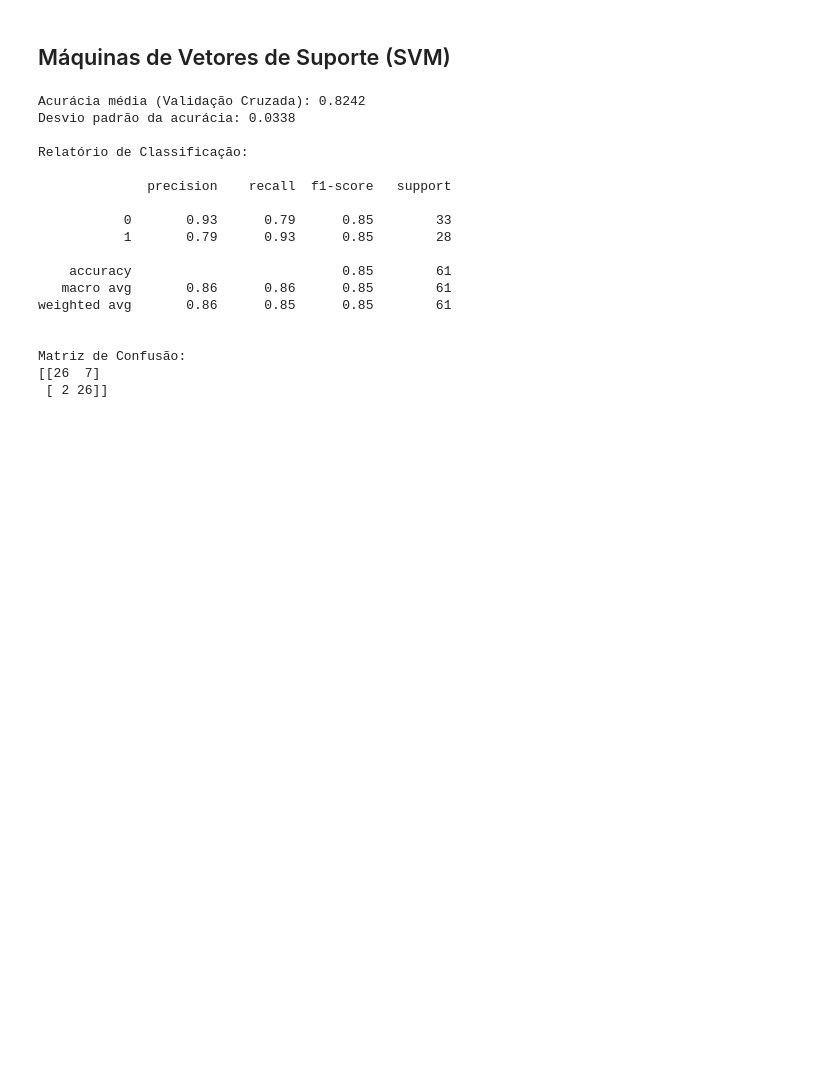
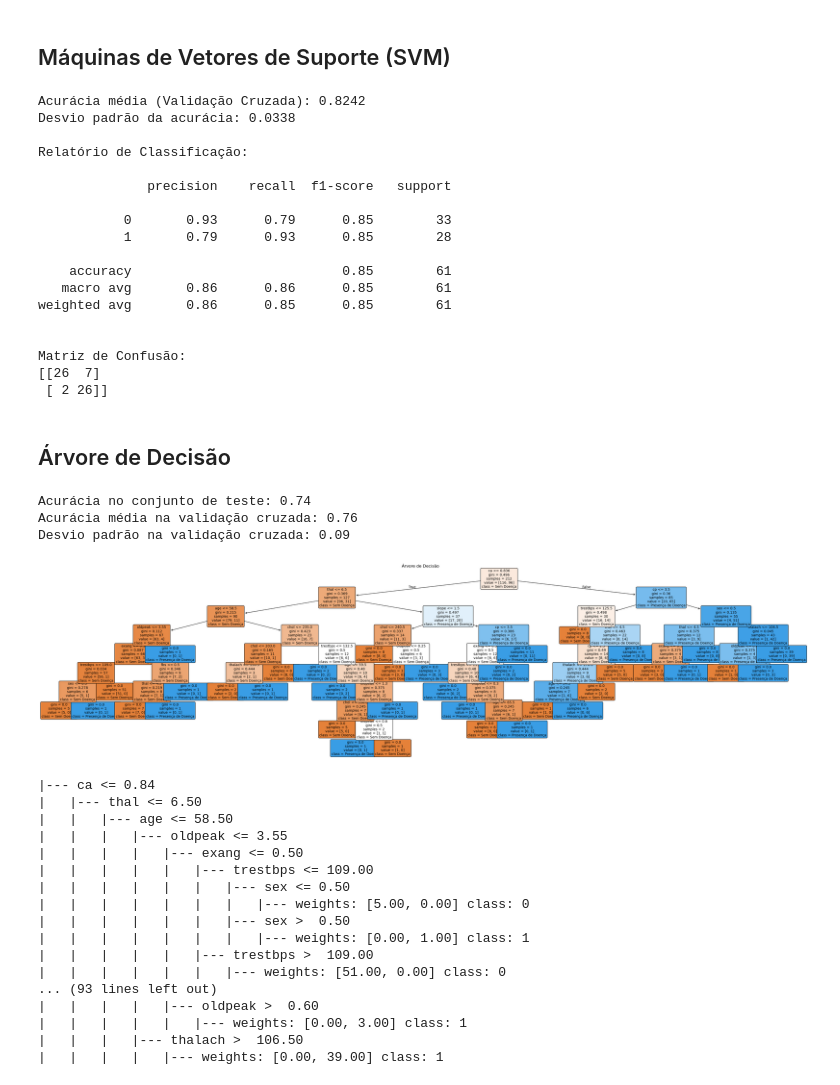
Before and after one commit to neocrz/heart_disease, a Jupyter notebook: note.ipynb, the cells around one changed output. Drawn from its saved outputs; the diff is of its cells as text; code cells hidden in the pictures; blank space fills up the shorter version.

```diff
--- a/note.ipynb
+++ b/note.ipynb
@@ -38,8 +38,8 @@ import seaborn as sns
 Xcat_info = [
     # (coluna, desc1, desc2, valores)
     ("sex", "Sexo dos indivíduos", "Sexo", {0: "Feminino", 1: "Masculino"}),
-    ("thal", "Distribuição do Tipo de Defeito Cardíaco", "Tipo", {3: "normal", 6: "defeito fixo", 7: "defeito reversível"}),
-    ("cp", "Distribuição do Tipo de Dor no Peito", "Tipo", {1: "angina típica", 2: "angina atípica", 3: "dor não anginosa", 4: "assintomático"}),
+    ("thal", " Tipo de Defeito Cardíaco", "Tipo", {3: "normal", 6: "defeito fixo", 7: "defeito reversível"}),
+    ("cp", " Tipo de Dor no Peito", "Tipo", {1: "angina típica", 2: "angina atípica", 3: "dor não anginosa", 4: "assintomático"}),
     ("fbs", "Açúcar no Sangue em Jejum > 120 mg/dl", "Status do Açúcar no Sangue", {0: "falso", 1: "verdadeiro"}),
     ("restecg", "Resultado Eletrocardio. em Repouso", "Resultado Eletrocardiográfico", {0: "Normal", 1: "Anomalia ST-T", 2: "Hipertrofia Ventricular Esquerda"}),
     ("exang", "Angina Induzida por Exercício", "Angina por Exercício", {0: "Não", 1: "Sim"}),
@@ -48,7 +48,7 @@ Xcat_info = [
 ]
 Xnum_info = [
     # (coluna, desc1, desc2)
-    ("age", "Distribuição de Idade dos indivíduos", "Idade"),
+    ("age", "Idade dos indivíduos", "Idade"),
     ("trestbps", "pressão sanguínea de repouso", "mm Hg"),
     ("chol", "serum cholestoral", "mg/dl"),
     ("thalach", "batida cardiaca máxima", "bpm"),
@@ -518,3 +508,77 @@ weighted avg       0.86      0.85      0.85        61
 Matriz de Confusão:
 [[26  7]
  [ 2 26]]
+# %% [markdown]
+## Árvore de Decisão
+# %%
+import pandas as pd
+from sklearn.model_selection import train_test_split, cross_val_score
+from sklearn.tree import DecisionTreeClassifier, plot_tree
+from sklearn.metrics import accuracy_score
+from sklearn.tree import export_text
+
+X_f = X.copy()
+y_f = y["num"]
+numerical_vars = [x[0] for x in Xnum_info]
+categorical_vars = [x[0] for x in Xcat_info]
+features = numerical_vars+categorical_vars
+X_f = X_f[features]
+# Divisão em treino e teste
+X_train, X_test, y_train, y_test = train_test_split(X_f, y_f, test_size=0.3, random_state=42)
+
+# Treinamento do modelo
+dtree = DecisionTreeClassifier(random_state=42)
+dtree.fit(X_train, y_train)
+
+# Previsões no conjunto de teste
+y_pred = dtree.predict(X_test)
+
+# Cálculo da acurácia
+accuracy = accuracy_score(y_test, y_pred)
+print(f"Acurácia no conjunto de teste: {accuracy:.2f}")
+
+# Validação cruzada
+cv_scores = cross_val_score(dtree, X_f, y_f, cv=5)
+print(f"Acurácia média na validação cruzada: {cv_scores.mean():.2f}")
+print(f"Desvio padrão na validação cruzada: {cv_scores.std():.2f}")
+
+# Visualização da árvore de decisão
+plt.figure(figsize=(40, 10))  # Aumentando o tamanho do plot
+plot_tree(
+    dtree,
+    feature_names=features,
+    class_names=['Sem Doença', 'Presença de Doença'],
+    filled=True,
+    rounded=True,
+    fontsize=10
+)
+plt.title("Árvore de Decisão")
+plt.show()
+
+# Exportar a árvore em formato textual
+tree_rules = export_text(dtree, feature_names=features, show_weights=True)
+
+# Imprimir as regras no console
+print(tree_rules)
+# %% [output]
+Acurácia no conjunto de teste: 0.74
+Acurácia média na validação cruzada: 0.76
+Desvio padrão na validação cruzada: 0.09
+[figure, added]
+|--- ca <= 0.84
+|   |--- thal <= 6.50
+|   |   |--- age <= 58.50
+|   |   |   |--- oldpeak <= 3.55
+|   |   |   |   |--- exang <= 0.50
+|   |   |   |   |   |--- trestbps <= 109.00
+|   |   |   |   |   |   |--- sex <= 0.50
+|   |   |   |   |   |   |   |--- weights: [5.00, 0.00] class: 0
+|   |   |   |   |   |   |--- sex >  0.50
+|   |   |   |   |   |   |   |--- weights: [0.00, 1.00] class: 1
+|   |   |   |   |   |--- trestbps >  109.00
+|   |   |   |   |   |   |--- weights: [51.00, 0.00] class: 0
+... (93 lines left out)
+|   |   |   |   |--- oldpeak >  0.60
+|   |   |   |   |   |--- weights: [0.00, 3.00] class: 1
+|   |   |   |--- thalach >  106.50
+|   |   |   |   |--- weights: [0.00, 39.00] class: 1
```
Also changed, not shown: parts of 2 cells of this notebook.
